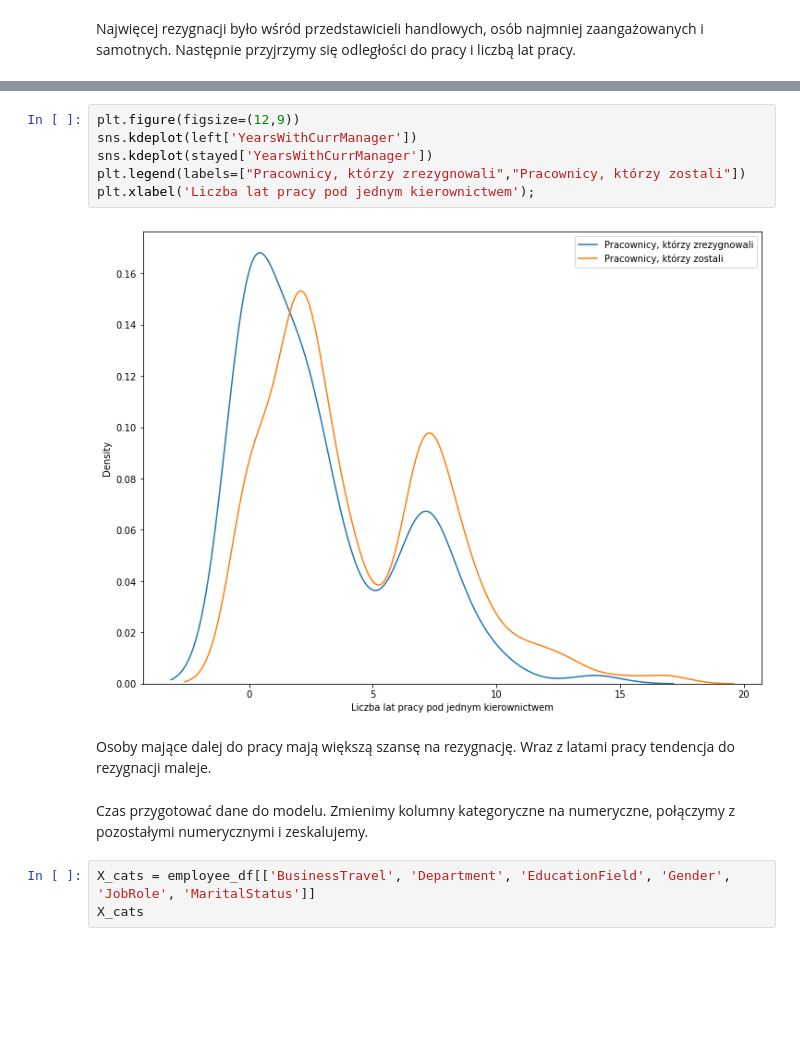
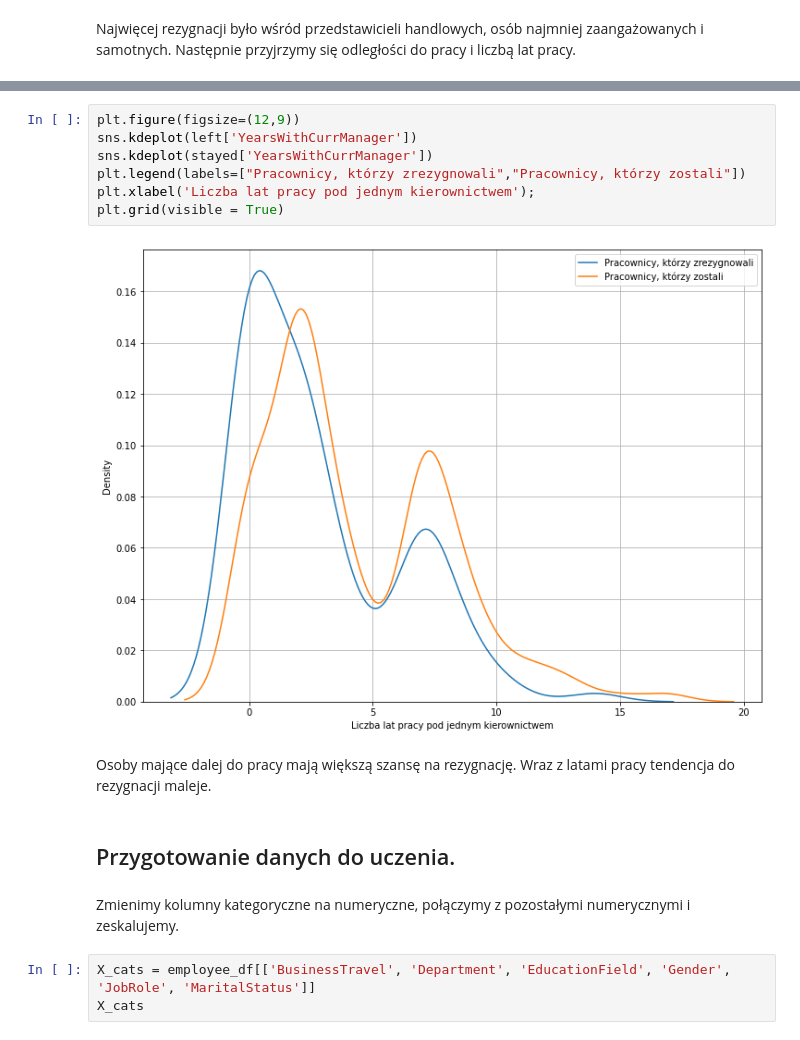
Before and after one commit to SimontheSparrow/HR-dataset, a Jupyter notebook: My HR solution.ipynb, the cells around one changed output, grey strips where cells are left out. Cells and saved outputs as stored; diff of their text form; blank space fills up the shorter version.

```diff
--- a/My HR solution.ipynb
+++ b/My HR solution.ipynb
@@ -196,15 +206,18 @@ plt.xlabel('Liczba lat pracy');
 # %%
 plt.figure(figsize=(12,9))
 sns.kdeplot(left['YearsWithCurrManager'])
 sns.kdeplot(stayed['YearsWithCurrManager'])
 plt.legend(labels=["Pracownicy, którzy zrezygnowali","Pracownicy, którzy zostali"])
 plt.xlabel('Liczba lat pracy pod jednym kierownictwem');
+plt.grid(visible = True)
 # %% [output]
-[figure, old version]
+[figure, new version]
 # %% [markdown]
 Osoby mające dalej do pracy mają większą szansę na rezygnację. Wraz z latami pracy tendencja do rezygnacji maleje.
+# %% [markdown]
+## Przygotowanie danych do uczenia.
 # %% [markdown]
-Czas przygotować dane do modelu. Zmienimy kolumny kategoryczne na numeryczne, połączymy z pozostałymi numerycznymi i zeskalujemy.
+Zmienimy kolumny kategoryczne na numeryczne, połączymy z pozostałymi numerycznymi i zeskalujemy.
 # %%
 X_cats = employee_df[['BusinessTravel', 'Department', 'EducationField', 'Gender', 'JobRole', 'MaritalStatus']]
 X_cats
```
Also changed, not shown: parts of 20 cells of this notebook.
